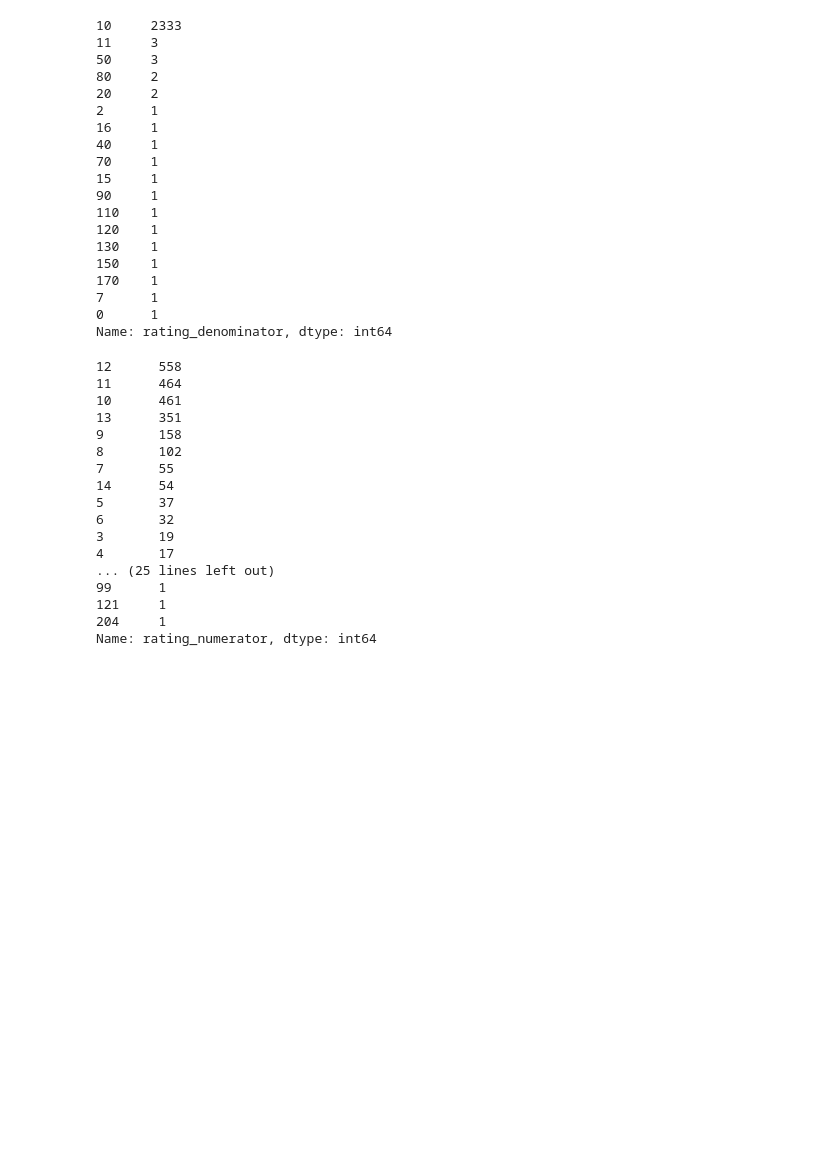
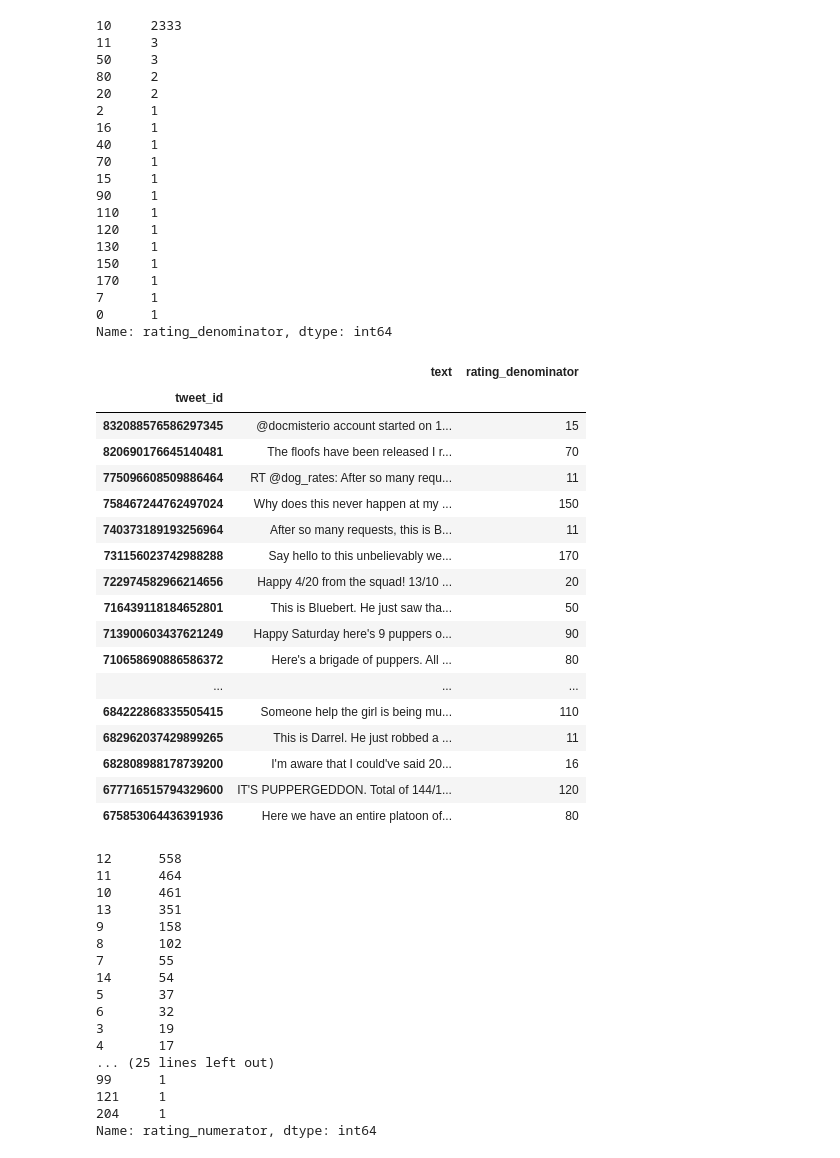
Before and after one commit to stembarb/DA--Wrangle-Analyze-WeRateDogs-Data, a Jupyter notebook: wrangle_act.ipynb, the cells around one changed output. Saved outputs shown, nothing was run; the diff lists cells and outputs as text; code cells hidden in the pictures; blank space fills up the shorter version.

Commit message:
feat:  Clean Twitter Archive Data Part II

```diff
--- a/wrangle_act.ipynb
+++ b/wrangle_act.ipynb
@@ -247,6 +248,28 @@ twitter_arch.rating_denominator.value_counts()
 7      1
 0      1
 Name: rating_denominator, dtype: int64
+# %%
+# check ratings with denominator greather than 10
+twitter_arch[twitter_arch.rating_denominator > 10][['text', 'rating_denominator']]
+# %% [output]
+|  | text | rating_denominator |
+| tweet_id |  |  |
+| 832088576586297345 | @docmisterio account started on 1... | 15 |
+| 820690176645140481 | The floofs have been released I r... | 70 |
+| 775096608509886464 | RT @dog_rates: After so many requ... | 11 |
+| 758467244762497024 | Why does this never happen at my ... | 150 |
+| 740373189193256964 | After so many requests, this is B... | 11 |
+| 731156023742988288 | Say hello to this unbelievably we... | 170 |
+| 722974582966214656 | Happy 4/20 from the squad! 13/10 ... | 20 |
+| 716439118184652801 | This is Bluebert. He just saw tha... | 50 |
+| 713900603437621249 | Happy Saturday here's 9 puppers o... | 90 |
+| 710658690886586372 | Here's a brigade of puppers. All ... | 80 |
+| ... | ... | ... |
+| 684222868335505415 | Someone help the girl is being mu... | 110 |
+| 682962037429899265 | This is Darrel. He just robbed a ... | 11 |
+| 682808988178739200 | I'm aware that I could've said 20... | 16 |
+| 677716515794329600 | IT'S PUPPERGEDDON. Total of 144/1... | 120 |
+| 675853064436391936 | Here we have an entire platoon of... | 80 |
 # %%
 # check rating numerator
 twitter_arch.rating_numerator.value_counts()
```
Also changed, not shown: parts of 32 cells of this notebook.
